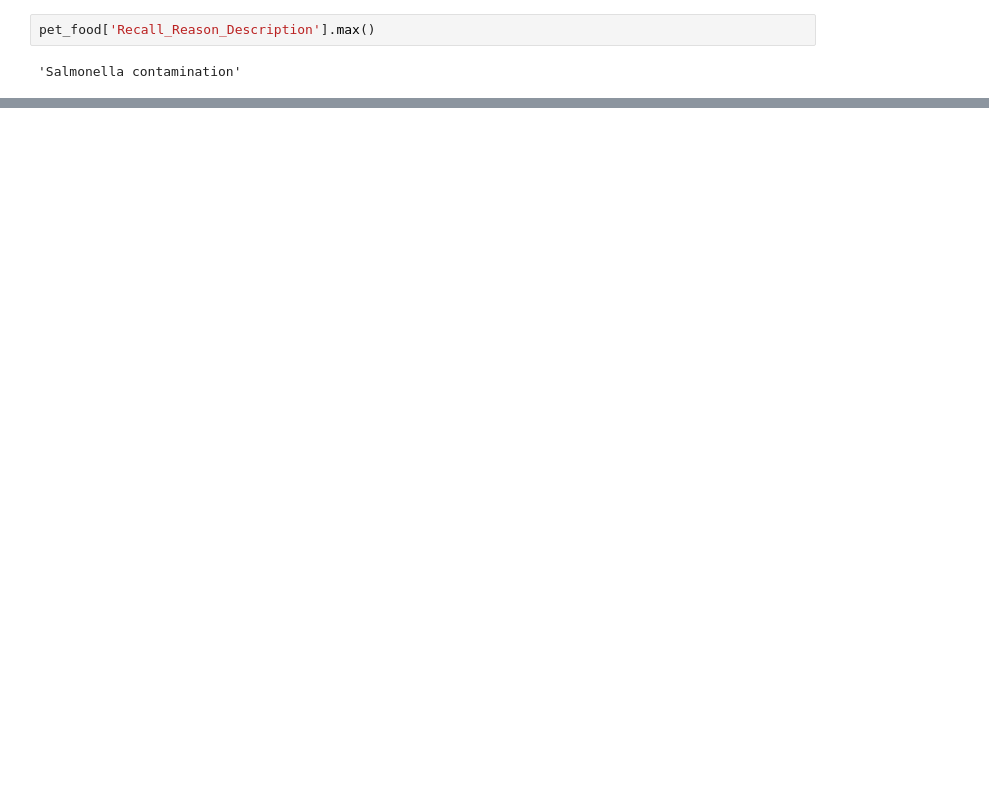
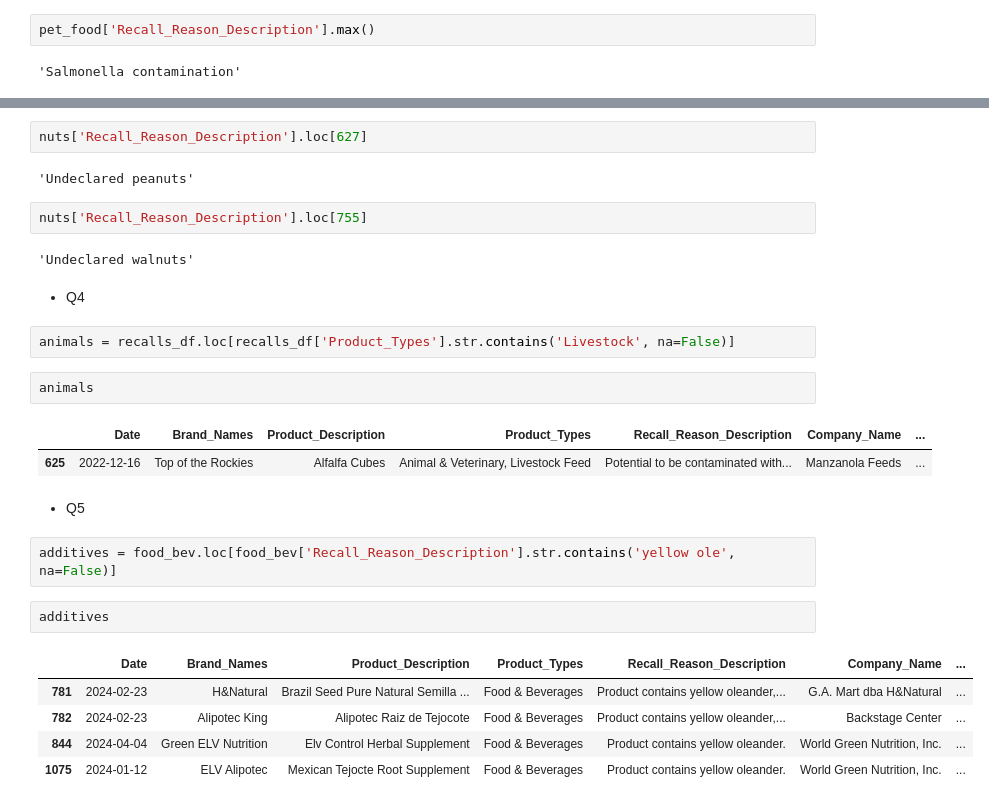
Before and after one commit to GooseCorpse21/Be_Informed, a Jupyter notebook: notebook/data_peaking.ipynb, the cells around one changed output, grey strips where cells are left out. Cells and saved outputs as stored; diff of their text form; blank space fills up the shorter version.

```diff
--- a/notebook/data_peaking.ipynb
+++ b/notebook/data_peaking.ipynb
@@ -132,0 +206,29 @@ pet_food['Recall_Reason_Description'].max()
+# %%
+nuts['Recall_Reason_Description'].loc[627]
+# %% [output]
+'Undeclared peanuts'
+# %%
+nuts['Recall_Reason_Description'].loc[755]
+# %% [output]
+'Undeclared walnuts'
+# %% [markdown]
+- Q4
+# %%
+animals = recalls_df.loc[recalls_df['Product_Types'].str.contains('Livestock', na=False)]
+# %%
+animals
+# %% [output]
+|  | Date | Brand_Names | Product_Description | Product_Types | Recall_Reason_Description | Company_Name | ... |
+| 625 | 2022-12-16 | Top of the Rockies | Alfalfa Cubes | Animal & Veterinary, Livestock Feed | Potential to be contaminated with... | Manzanola Feeds | ... |
+# %% [markdown]
+- Q5
+# %%
+additives = food_bev.loc[food_bev['Recall_Reason_Description'].str.contains('yellow ole', na=False)]
+# %%
+additives
+# %% [output]
+|  | Date | Brand_Names | Product_Description | Product_Types | Recall_Reason_Description | Company_Name | ... |
+| 781 | 2024-02-23 | H&Natural | Brazil Seed Pure Natural Semilla ... | Food & Beverages | Product contains yellow oleander,... | G.A. Mart dba H&Natural | ... |
+| 782 | 2024-02-23 | Alipotec King | Alipotec Raiz de Tejocote | Food & Beverages | Product contains yellow oleander,... | Backstage Center | ... |
+| 844 | 2024-04-04 | Green ELV Nutrition | Elv Control Herbal Supplement | Food & Beverages | Product contains yellow oleander. | World Green Nutrition, Inc. | ... |
+| 1075 | 2024-01-12 | ELV Alipotec | Mexican Tejocte Root Supplement | Food & Beverages | Product contains yellow oleander. | World Green Nutrition, Inc. | ... |
```
Also changed, not shown: parts of 14 cells of this notebook.
